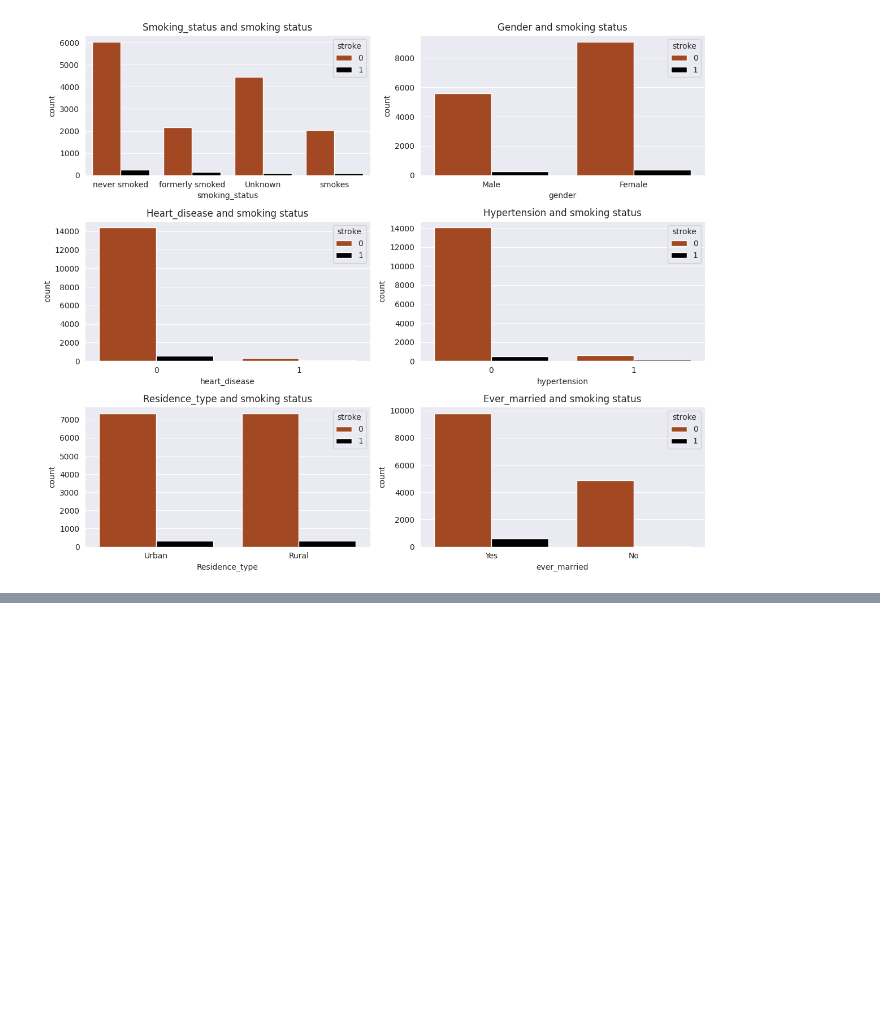
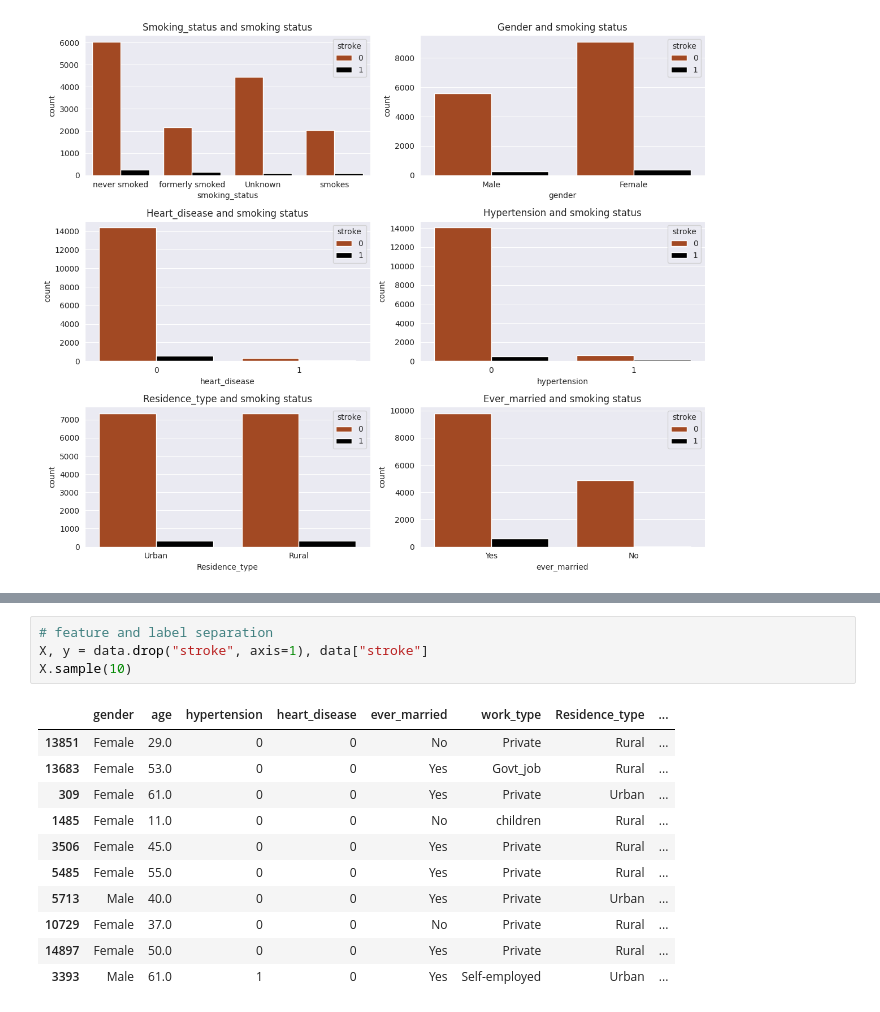
Before and after one commit to kamijoseph/Brain-Stroke-Diagnosis-ML-Prediction, a Jupyter notebook: notebooks/main.ipynb, the cells around one changed output, grey strips where cells are left out. Cells and saved outputs as stored; diff of their text form; blank space fills up the shorter version.

Commit message:
features and labels separation

```diff
--- a/notebooks/main.ipynb
+++ b/notebooks/main.ipynb
@@ -485,0 +514,16 @@ plt.show()
+# %%
+# feature and label separation
+X, y = data.drop("stroke", axis=1), data["stroke"]
+X.sample(10)
+# %% [output]
+|  | gender | age | hypertension | heart_disease | ever_married | work_type | Residence_type | ... |
+| 13851 | Female | 29.0 | 0 | 0 | No | Private | Rural | ... |
+| 13683 | Female | 53.0 | 0 | 0 | Yes | Govt_job | Rural | ... |
+| 309 | Female | 61.0 | 0 | 0 | Yes | Private | Urban | ... |
+| 1485 | Female | 11.0 | 0 | 0 | No | children | Rural | ... |
+| 3506 | Female | 45.0 | 0 | 0 | Yes | Private | Rural | ... |
+| 5485 | Female | 55.0 | 0 | 0 | Yes | Private | Rural | ... |
+| 5713 | Male | 40.0 | 0 | 0 | Yes | Private | Urban | ... |
+| 10729 | Female | 37.0 | 0 | 0 | No | Private | Rural | ... |
+| 14897 | Female | 50.0 | 0 | 0 | Yes | Private | Rural | ... |
+| 3393 | Male | 61.0 | 1 | 0 | Yes | Self-employed | Urban | ... |
```
Also changed, not shown: parts of 6 cells of this notebook.
